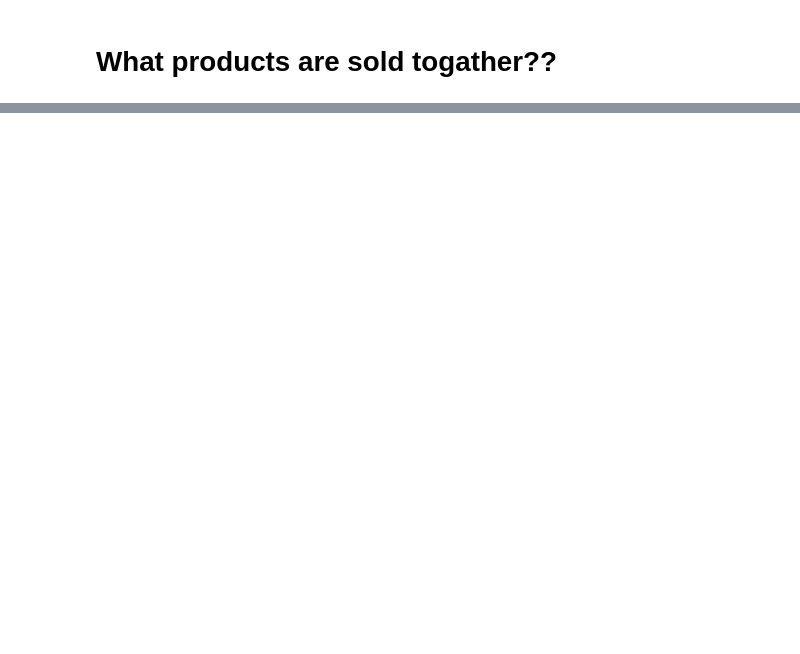
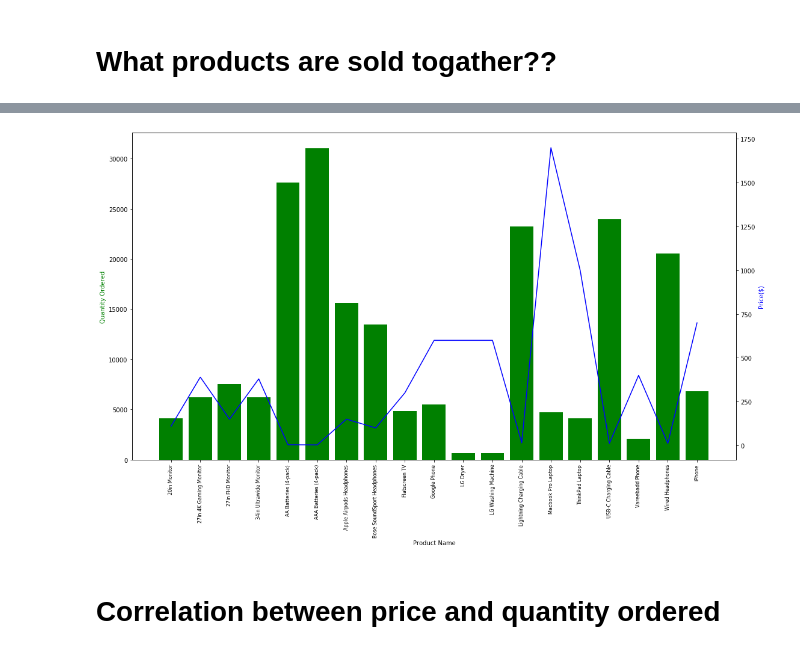
Before and after one commit to ashik-meher/sales-analysis, a Jupyter notebook: Sales data Analysis.ipynb, the cells around one changed output, grey strips where cells are left out. Drawn from its saved outputs; the diff is of its cells as text; code cells hidden in the pictures; blank space fills up the shorter version.

```diff
--- a/Sales data Analysis.ipynb
+++ b/Sales data Analysis.ipynb
@@ -449,0 +569,11 @@ df.head()
+# %%
+product_group = all_months_data.groupby('Product')
+quantity_ordered = product_group.sum()['Quantity Ordered']
+
+products =[product for product, df in product_group]
+
+plt.bar(products,quantity_ordered)
+plt.xticks(products,rotation='vertical',size=12)
+plt.xlabel('Products')
+plt.ylabel('Quantity Ordered')
+plt.show()
@@ -449,0 +582,3 @@ df.head()
+# %%
+prices = all_months_data.groupby('Product').mean()['Price Each']
+print(prices)
@@ -449,0 +603,18 @@ df.head()
+# %%
+fig, ax1 = plt.subplots()
+
+ax2 = ax1.twinx()
+ax1.bar(products,quantity_ordered,color='g')
+ax2.plot(products, prices, 'b-')
+
+ax1.set_xlabel('Product Name')
+ax1.set_ylabel('Quantity Ordered', color='g')
+ax2.set_ylabel('Price($)', color='b')
+ax1.set_xticklabels(products,rotation='vertical',size=8)
+
+
+plt.show()
+# %% [output]
+[figure, added]
+# %% [markdown]
+# Correlation between price and quantity ordered
```
Also changed, not shown: parts of 17 cells of this notebook.
